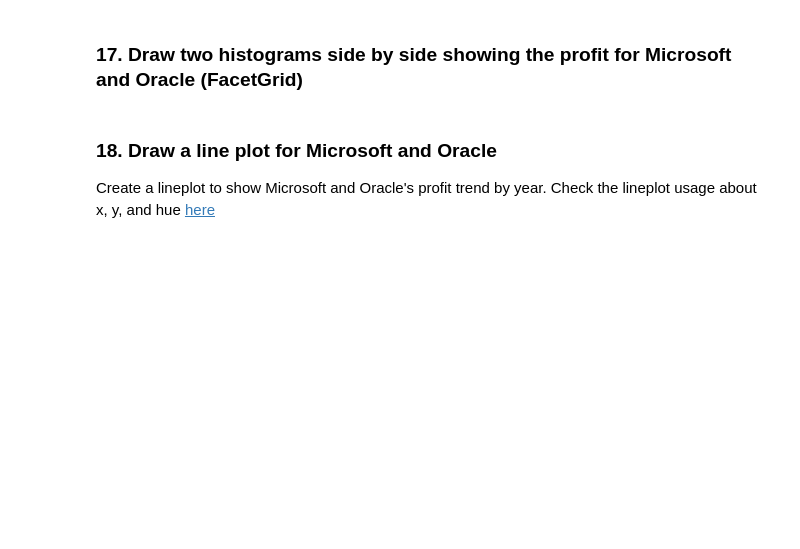
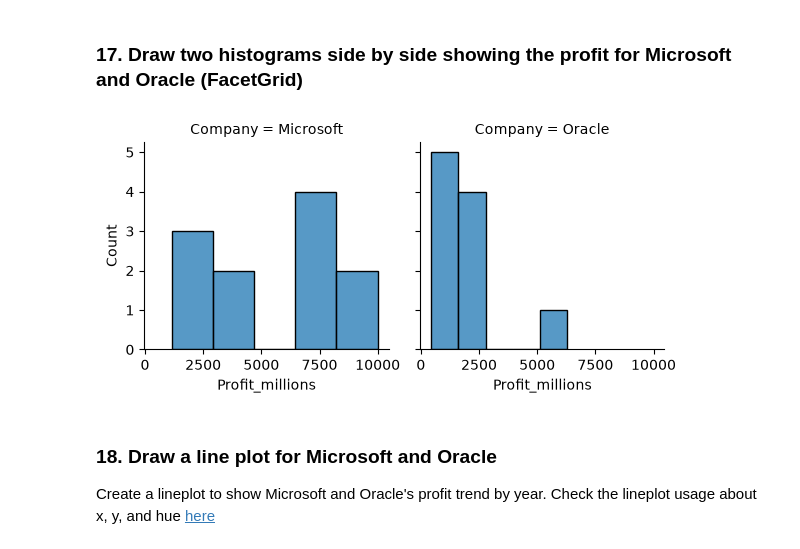
Before and after one commit to yxf9tv/comm4259-work, a Jupyter notebook: lab_03/Lab_03-Exercise.ipynb, the cells around one changed output. Saved outputs shown, nothing was run; the diff lists cells and outputs as text; code cells hidden in the pictures; blank space fills up the shorter version.

```diff
--- a/lab_03/Lab_03-Exercise.ipynb
+++ b/lab_03/Lab_03-Exercise.ipynb
@@ -234,5 +243,11 @@ df_microsoft = df[df["Company"] == "Microsoft"]
 # %% [markdown]
 ### 17. Draw two histograms side by side showing the profit for Microsoft and Oracle (FacetGrid)
+# %%
+g = sns.FacetGrid(df_ms_oracle, col="Company")
+g.map(sns.histplot, "Profit_millions")
+plt.show()
+# %% [output]
+[figure, added]
 # %% [markdown]
 ### 18. Draw a line plot for Microsoft and Oracle
 Create a lineplot to show Microsoft and Oracle's profit trend by year. Check the lineplot usage about x, y, and hue [here](https://seaborn.pydata.org/generated/seaborn.lineplot.html)
```
Also changed, not shown: parts of 4 cells of this notebook, 8 other files.
